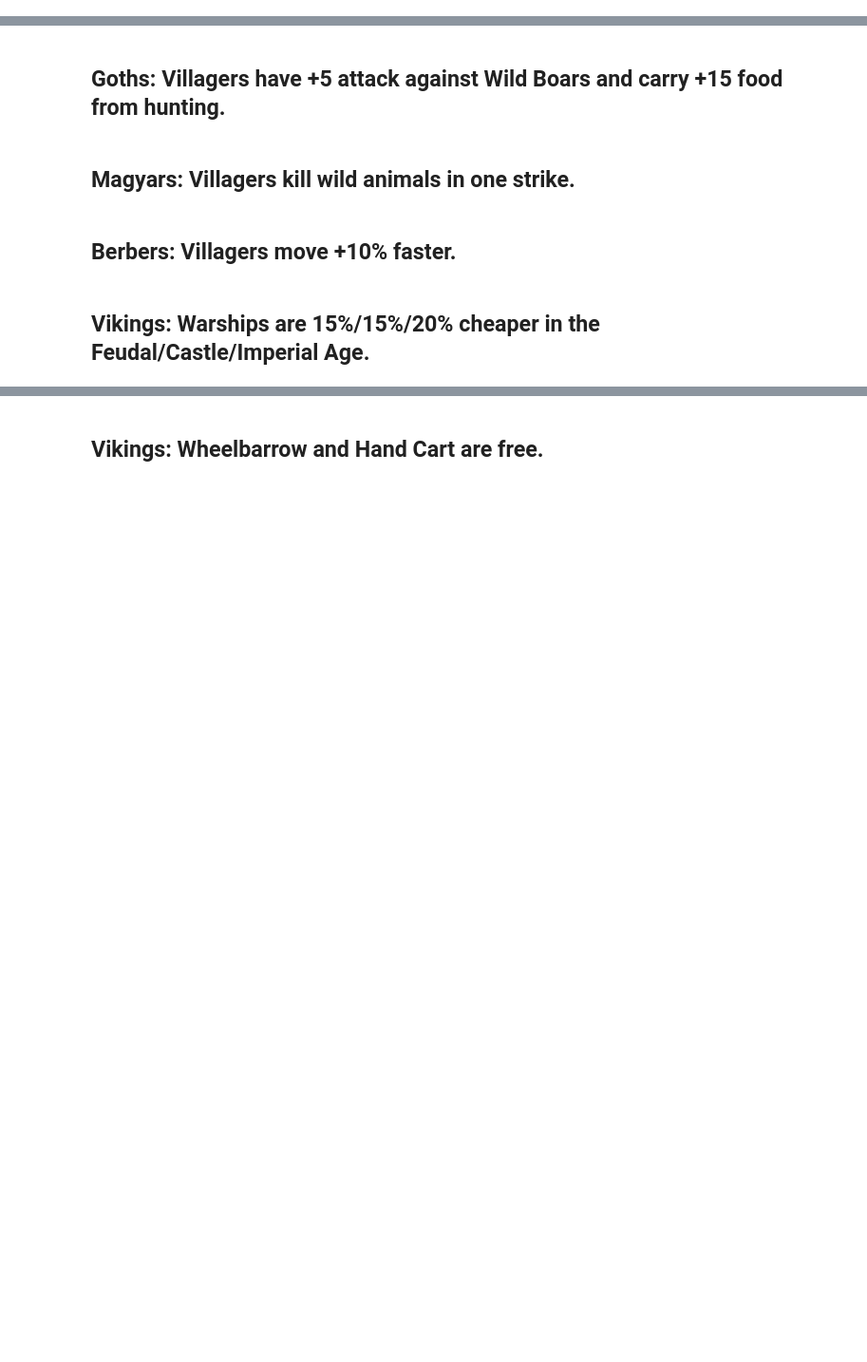
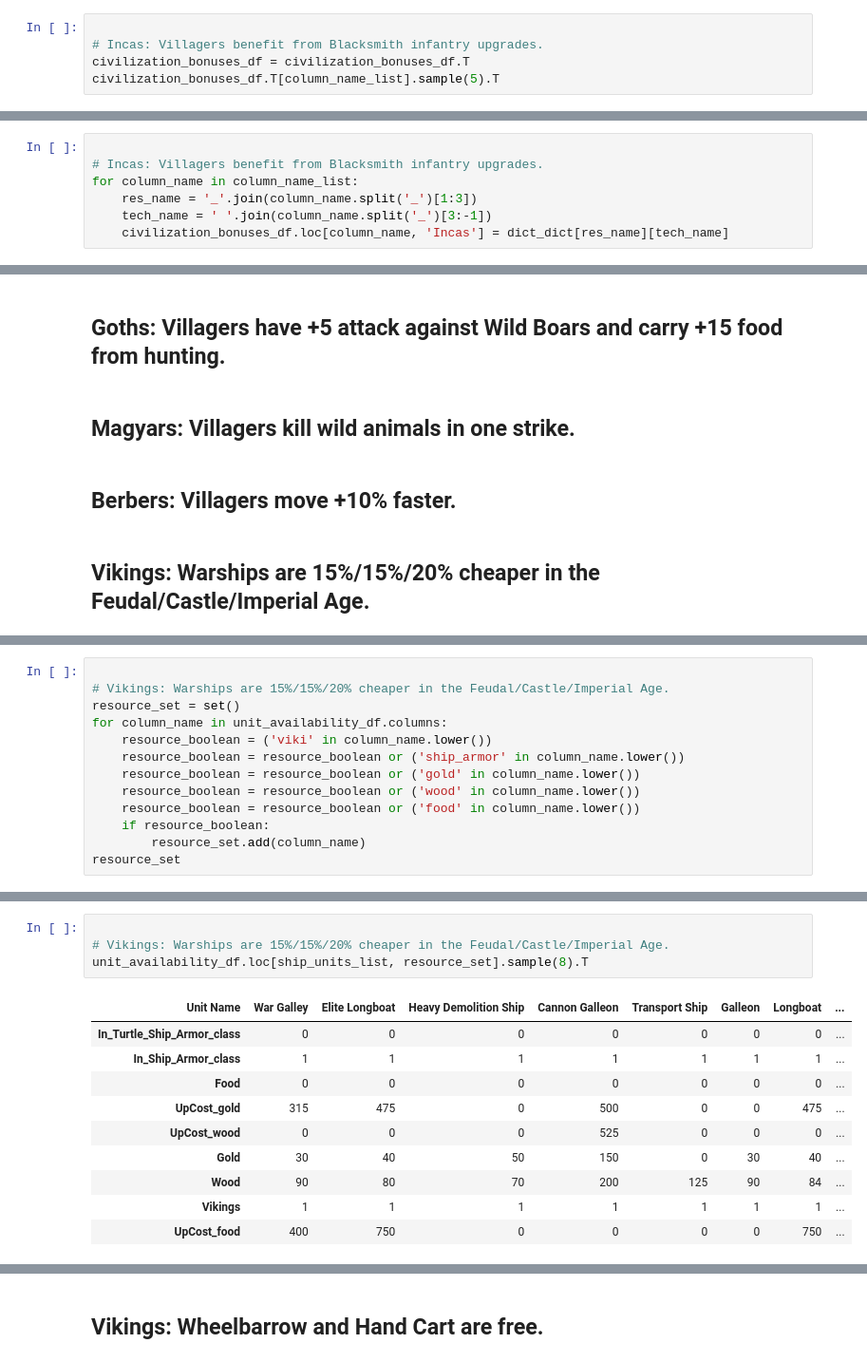
Before and after one commit to dbabbitt/notebooks, a Jupyter notebook: age-of-empires-ii/ipynb/Create AoE2 Civ Bonuses Dataset, Part 3.ipynb, the cells around one changed output, grey strips where cells are left out. Shown at 95% size. Saved outputs shown, nothing was run; the diff lists cells and outputs as text; blank space fills up the shorter version.

```diff
--- a/age-of-empires-ii/ipynb/Create AoE2 Civ Bonuses Dataset, Part 3.ipynb
+++ b/age-of-empires-ii/ipynb/Create AoE2 Civ Bonuses Dataset, Part 3.ipynb
@@ -1242,0 +1246,5 @@ unit_availability_df[match_series][columns_list]
+# %%
+
+# Incas: Villagers benefit from Blacksmith infantry upgrades.
+civilization_bonuses_df = civilization_bonuses_df.T
+civilization_bonuses_df.T[column_name_list].sample(5).T
@@ -1243,3 +1263,10 @@ unit_availability_df[match_series][columns_list]
+# %%
+
+# Incas: Villagers benefit from Blacksmith infantry upgrades.
+for column_name in column_name_list:
+    res_name = '_'.join(column_name.split('_')[1:3])
+    tech_name = ' '.join(column_name.split('_')[3:-1])
+    civilization_bonuses_df.loc[column_name, 'Incas'] = dict_dict[res_name][tech_name]
 # %% [markdown]
 
 ## Khmer: Villagers can garrison in Houses.
@@ -1263,0 +1304,13 @@ unit_availability_df[match_series][columns_list]
+# %%
+
+# Vikings: Warships are 15%/15%/20% cheaper in the Feudal/Castle/Imperial Age.
+resource_set = set()
+for column_name in unit_availability_df.columns:
+    resource_boolean = ('viki' in column_name.lower())
+    resource_boolean = resource_boolean or ('ship_armor' in column_name.lower())
+    resource_boolean = resource_boolean or ('gold' in column_name.lower())
+    resource_boolean = resource_boolean or ('wood' in column_name.lower())
+    resource_boolean = resource_boolean or ('food' in column_name.lower())
+    if resource_boolean:
+        resource_set.add(column_name)
+resource_set
@@ -1263,0 +1359,15 @@ unit_availability_df[match_series][columns_list]
+# %%
+
+# Vikings: Warships are 15%/15%/20% cheaper in the Feudal/Castle/Imperial Age.
+unit_availability_df.loc[ship_units_list, resource_set].sample(8).T
+# %% [output]
+| Unit Name | War Galley | Elite Longboat | Heavy Demolition Ship | Cannon Galleon | Transport Ship | Galleon | Longboat | ... |
+| In_Turtle_Ship_Armor_class | 0 | 0 | 0 | 0 | 0 | 0 | 0 | ... |
+| In_Ship_Armor_class | 1 | 1 | 1 | 1 | 1 | 1 | 1 | ... |
+| Food | 0 | 0 | 0 | 0 | 0 | 0 | 0 | ... |
+| UpCost_gold | 315 | 475 | 0 | 500 | 0 | 0 | 475 | ... |
+| UpCost_wood | 0 | 0 | 0 | 525 | 0 | 0 | 0 | ... |
+| Gold | 30 | 40 | 50 | 150 | 0 | 30 | 40 | ... |
+| Wood | 90 | 80 | 70 | 200 | 125 | 90 | 84 | ... |
+| Vikings | 1 | 1 | 1 | 1 | 1 | 1 | 1 | ... |
+| UpCost_food | 400 | 750 | 0 | 0 | 0 | 0 | 750 | ... |
```
Also changed, not shown: parts of 25 cells of this notebook, 9 other files.
